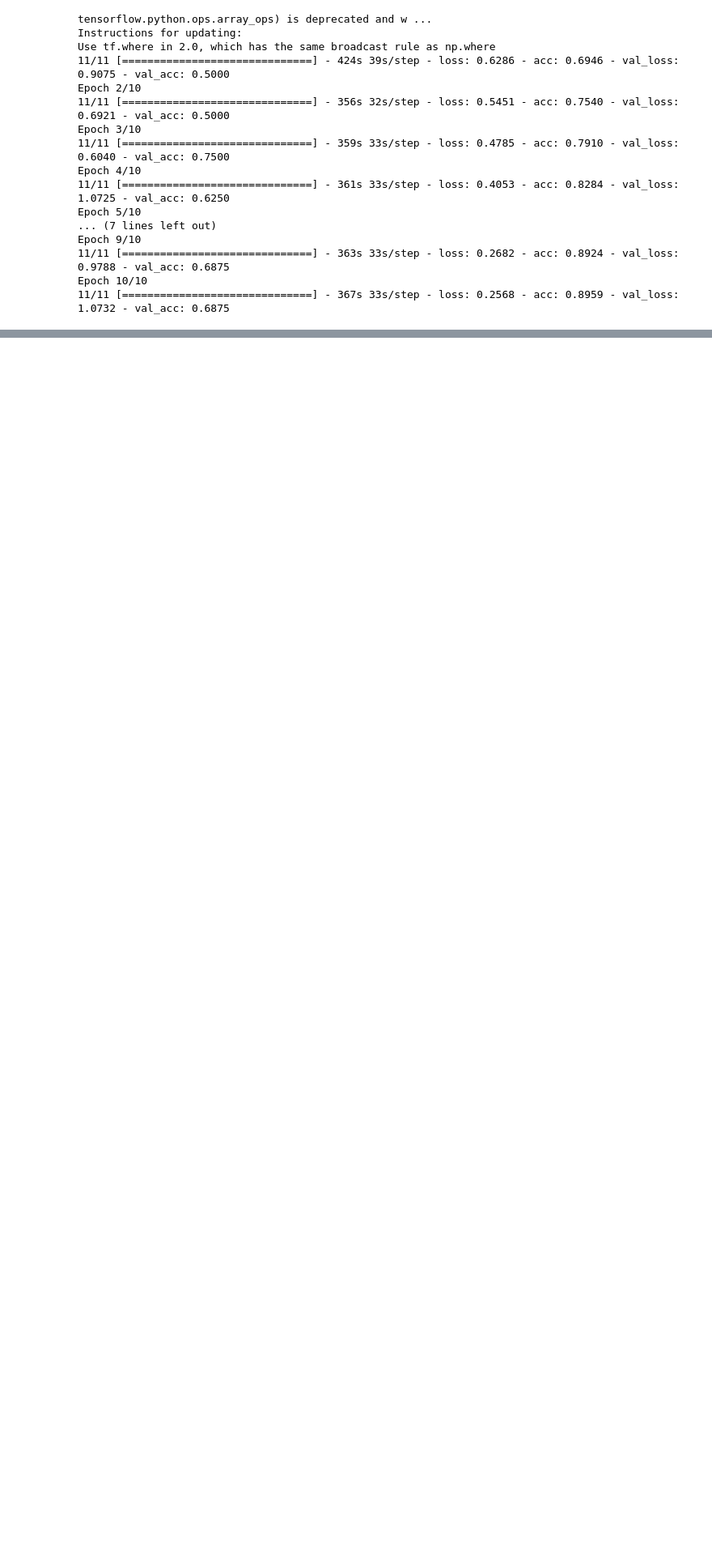
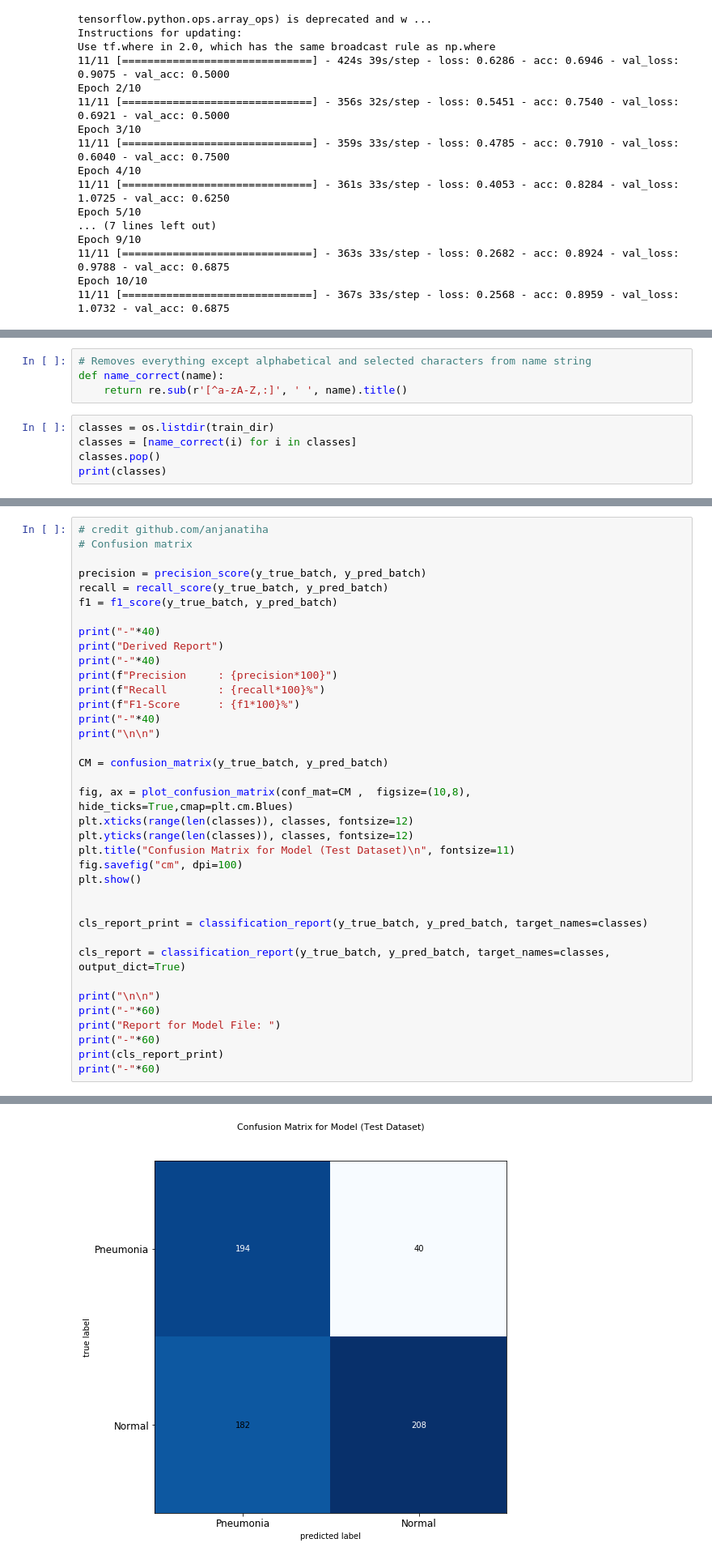
Before and after one commit to mindfist/ml-jupyter-notebook, a Jupyter notebook: Pneumonia_Detection_using_Chest_X_Ray_Images_with_Deep_Learning.ipynb, the cells around one changed output, grey strips where cells are left out. Shown: that part at 81% size. Drawn from its saved outputs; the diff is of its cells as text; blank space fills up the shorter version.

```diff
--- a/Pneumonia_Detection_using_Chest_X_Ray_Images_with_Deep_Learning.ipynb
+++ b/Pneumonia_Detection_using_Chest_X_Ray_Images_with_Deep_Learning.ipynb
@@ -313,0 +308,9 @@ Accuracy                : 64.42%
+# %%
+# Removes everything except alphabetical and selected characters from name string
+def name_correct(name):
+    return re.sub(r'[^a-zA-Z,:]', ' ', name).title()
+# %%
+classes = os.listdir(train_dir)
+classes = [name_correct(i) for i in classes]
+classes.pop()
+print(classes)
@@ -313,0 +319,38 @@ Accuracy                : 64.42%
+# %%
+# credit github.com/anjanatiha
+# Confusion matrix
+
+precision = precision_score(y_true_batch, y_pred_batch)
+recall = recall_score(y_true_batch, y_pred_batch)
+f1 = f1_score(y_true_batch, y_pred_batch)
+
+print("-"*40)
+print("Derived Report")
+print("-"*40)
+print(f"Precision     : {precision*100}")
+print(f"Recall        : {recall*100}%")
+print(f"F1-Score      : {f1*100}%")
+print("-"*40)
+print("\n\n")
+
+CM = confusion_matrix(y_true_batch, y_pred_batch)
+
+fig, ax = plot_confusion_matrix(conf_mat=CM ,  figsize=(10,8), hide_ticks=True,cmap=plt.cm.Blues)
+plt.xticks(range(len(classes)), classes, fontsize=12)
+plt.yticks(range(len(classes)), classes, fontsize=12)
+plt.title("Confusion Matrix for Model (Test Dataset)\n", fontsize=11)
+fig.savefig("cm", dpi=100)
+plt.show()
+
+
+cls_report_print = classification_report(y_true_batch, y_pred_batch, target_names=classes)
+
+cls_report = classification_report(y_true_batch, y_pred_batch, target_names=classes, output_dict=True)
+
+print("\n\n")
+print("-"*60)
+print("Report for Model File: ")
+print("-"*60)
+print(cls_report_print)
+print("-"*60)
+# %% [output]
@@ -313,0 +364 @@ Accuracy                : 64.42%
+[figure, added]
```
Also changed, not shown: parts of 7 cells of this notebook.
